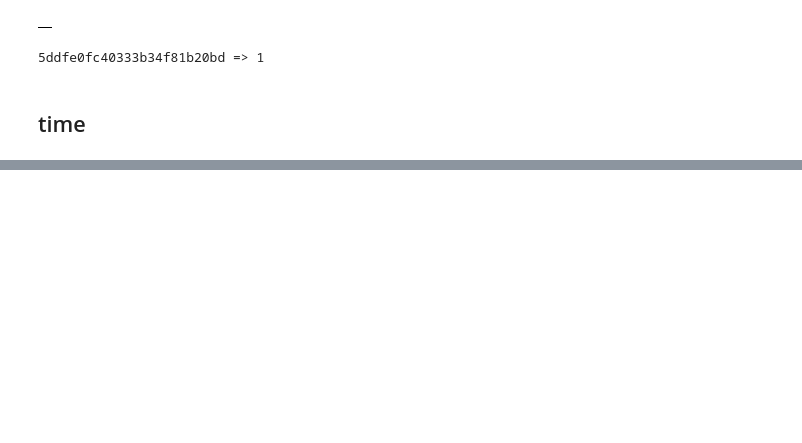
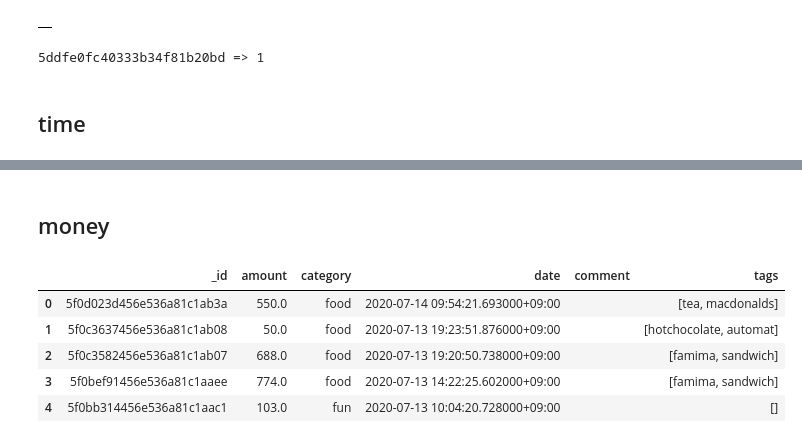
Before and after one commit to nailbiter/for, a Jupyter notebook: forjupiter/2020-07-01-trello-makeup.ipynb, the cells around one changed output, grey strips where cells are left out. Saved outputs shown, nothing was run; the diff lists cells and outputs as text; code cells hidden in the pictures; blank space fills up the shorter version.

```diff
--- a/forjupiter/2020-07-01-trello-makeup.ipynb
+++ b/forjupiter/2020-07-01-trello-makeup.ipynb
@@ -118,0 +154,14 @@ time_df = pd.DataFrame([r for r in timecoll.find().sort("date",pymongo.DESCENDIN
+# %% [markdown]
+## money
+# %%
+import pandas as pd
+moneycoll = client.logistics["alex.money"].with_options(codec_options=CodecOptions(tz_aware=True,tzinfo=timezone('Asia/Tokyo')))
+money_df = pd.DataFrame([r for r in moneycoll.find().sort("date",pymongo.DESCENDING)])
+money_df.head()
+# %% [output]
+|  | _id | amount | category | date | comment | tags |
+| 0 | 5f0d023d456e536a81c1ab3a | 550.0 | food | 2020-07-14 09:54:21.693000+09:00 |  | [tea, macdonalds] |
+| 1 | 5f0c3637456e536a81c1ab08 | 50.0 | food | 2020-07-13 19:23:51.876000+09:00 |  | [hotchocolate, automat] |
+| 2 | 5f0c3582456e536a81c1ab07 | 688.0 | food | 2020-07-13 19:20:50.738000+09:00 |  | [famima, sandwich] |
+| 3 | 5f0bef91456e536a81c1aaee | 774.0 | food | 2020-07-13 14:22:25.602000+09:00 |  | [famima, sandwich] |
+| 4 | 5f0bb314456e536a81c1aac1 | 103.0 | fun | 2020-07-13 10:04:20.728000+09:00 |  | [] |
```
Also changed, not shown: parts of 7 cells of this notebook, 1 other file.
